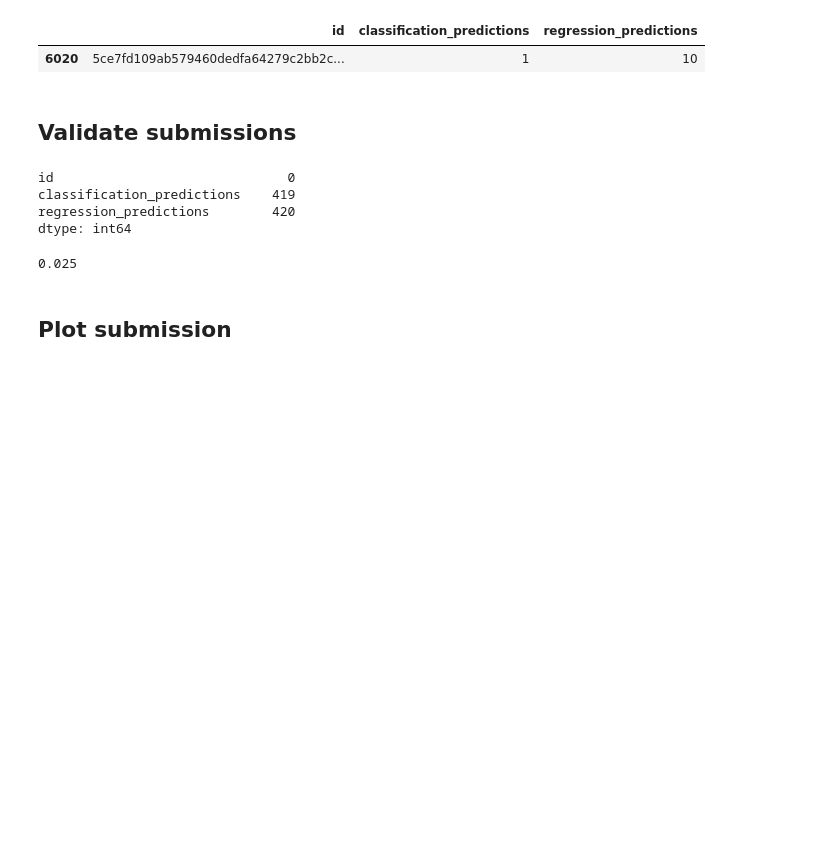
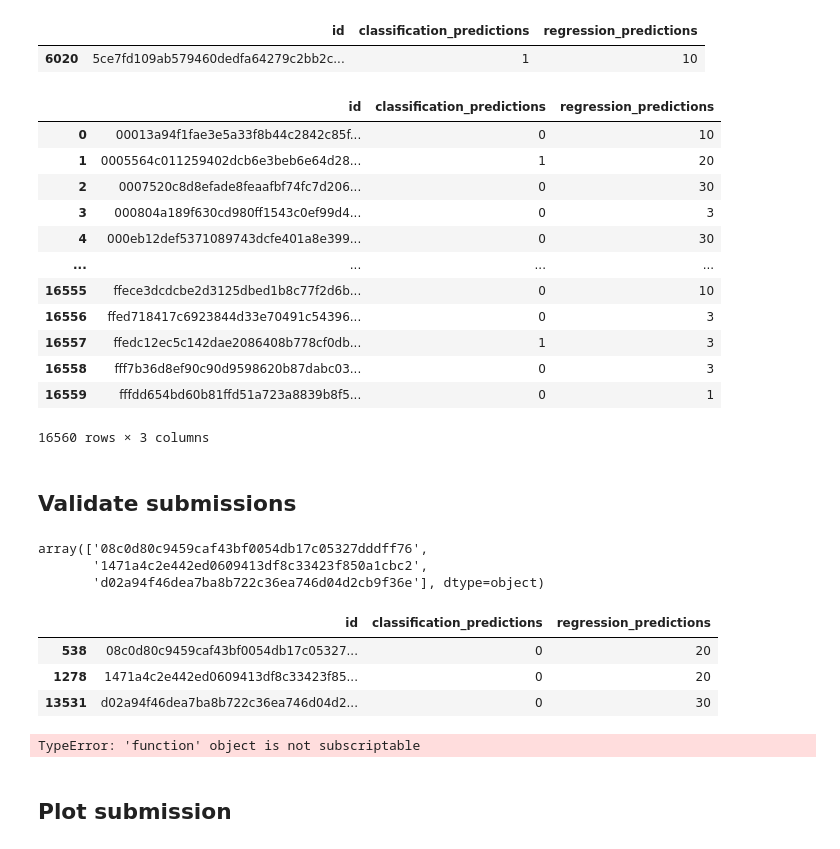
Before and after one commit to depot-hep/idao-2021, a Jupyter notebook: data_studies/pipeline_Oleg.ipynb, the cells around one changed output. Saved outputs shown, nothing was run; the diff lists cells and outputs as text; code cells hidden in the pictures; blank space fills up the shorter version.

```diff
--- a/data_studies/pipeline_Oleg.ipynb
+++ b/data_studies/pipeline_Oleg.ipynb
@@ -436,6 +436,22 @@ submission.query(f'id == "{image_id[777]}"')
 | 6020 | 5ce7fd109ab579460dedfa64279c2bb2c... | 1 | 10 |
 # %%
 submission.to_csv('pipeline_Oleg.csv', index=False, header=True)
+# %%
+submission
+# %% [output]
+|  | id | classification_predictions | regression_predictions |
+| 0 | 00013a94f1fae3e5a33f8b44c2842c85f... | 0 | 10 |
+| 1 | 0005564c011259402dcb6e3beb6e64d28... | 1 | 20 |
+| 2 | 0007520c8d8efade8feaafbf74fc7d206... | 0 | 30 |
+| 3 | 000804a189f630cd980ff1543c0ef99d4... | 0 | 3 |
+| 4 | 000eb12def5371089743dcfe401a8e399... | 0 | 30 |
+| ... | ... | ... | ... |
+| 16555 | ffece3dcdcbe2d3125dbed1b8c77f2d6b... | 0 | 10 |
+| 16556 | ffed718417c6923844d33e70491c54396... | 0 | 3 |
+| 16557 | ffedc12ec5c142dae2086408b778cf0db... | 1 | 3 |
+| 16558 | fff7b36d8ef90c90d9598620b87dabc03... | 0 | 3 |
+| 16559 | fffdd654bd60b81ffd51a723a8839b8f5... | 0 | 1 |
+16560 rows × 3 columns
 # %% [markdown]
 ## Validate submissions
 # %%
@@ -443,15 +459,21 @@ sub_A = pd.read_csv('pipeline_prediction.csv')
 sub_O = pd.read_csv('pipeline_Oleg.csv')
-# %%
-np.sum(sub_A != sub_O)
-# %% [output]
-id                              0
-classification_predictions    419
-regression_predictions        420
-dtype: int64
-# %%
-400/16000
-# %% [output]
-0.025
+# %%
+sub_A[(sub_A.classification_predictions != sub_O.classification_predictions)].id.values
+# %% [output]
+array(['08c0d80c9459caf43bf0054db17c05327dddff76',
+       '1471a4c2e442ed0609413df8c33423f850a1cbc2',
+       'd02a94f46dea7ba8b722c36ea746d04d2cb9f36e'], dtype=object)
+# %%
+sub_O[(sub_A.classification_predictions != sub_O.classification_predictions)]
+# %% [output]
+|  | id | classification_predictions | regression_predictions |
+| 538 | 08c0d80c9459caf43bf0054db17c05327... | 0 | 20 |
+| 1278 | 1471a4c2e442ed0609413df8c33423f85... | 0 | 20 |
+| 13531 | d02a94f46dea7ba8b722c36ea746d04d2... | 0 | 30 |
+# %%
+np.argwhere[]
+# %% [output]
+TypeError: 'function' object is not subscriptable
 # %% [markdown]
 ## Plot submission
 # %%
```
Also changed, not shown: parts of 1 cell of this notebook.
